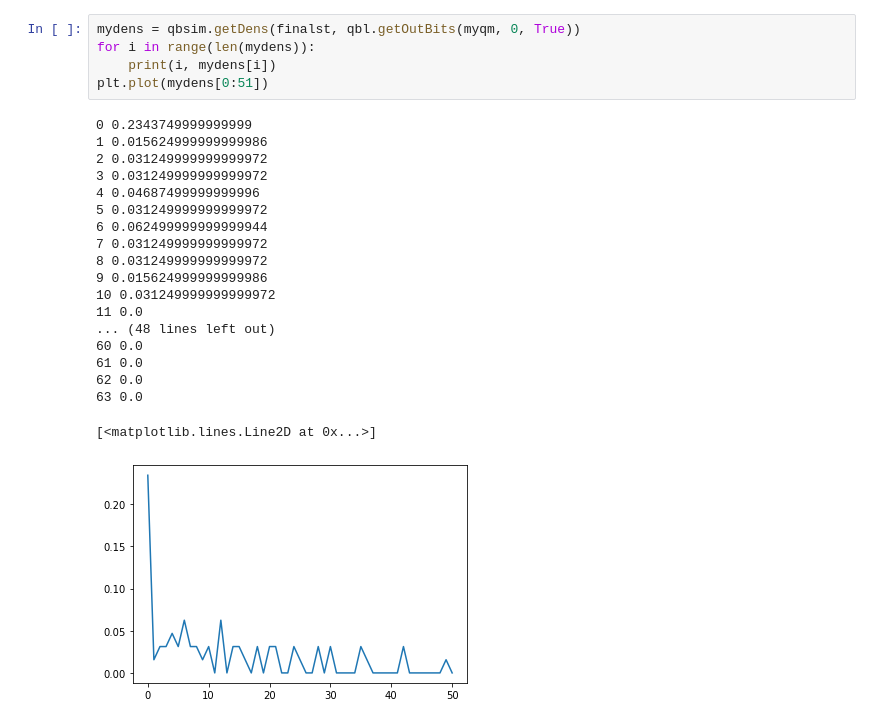
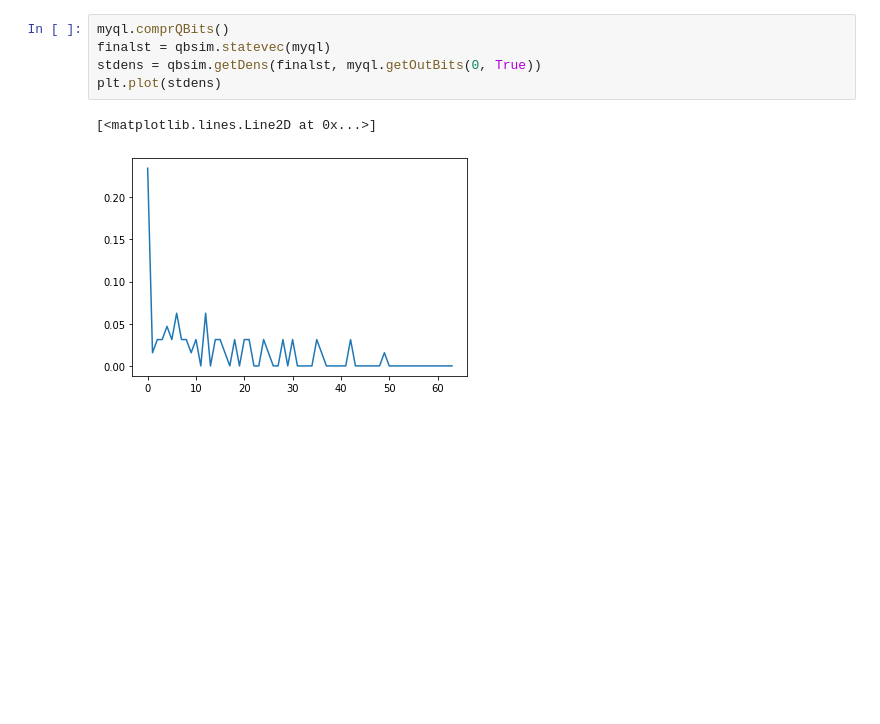
Before and after one commit to ggalfi/qubla, a Jupyter notebook: examples/mulitplication.ipynb, the cells around one changed output. Cells and saved outputs as stored; diff of their text form; blank space fills up the shorter version.

```diff
--- a/examples/mulitplication.ipynb
+++ b/examples/mulitplication.ipynb
@@ -57,25 +134,8 @@ Nonzero final state vector components:
-# %%
-mydens = qbsim.getDens(finalst, qbl.getOutBits(myqm, 0, True))
-for i in range(len(mydens)):
-    print(i, mydens[i])
-plt.plot(mydens[0:51])
-# %% [output]
-0 0.2343749999999999
-1 0.015624999999999986
-2 0.031249999999999972
-3 0.031249999999999972
-4 0.04687499999999996
-5 0.031249999999999972
-6 0.062499999999999944
-7 0.031249999999999972
-8 0.031249999999999972
-9 0.015624999999999986
-10 0.031249999999999972
-11 0.0
-... (48 lines left out)
-60 0.0
-61 0.0
-62 0.0
-63 0.0
-[<matplotlib.lines.Line2D at 0x...>]
-[figure, removed]
+# %%
+myql.comprQBits()
+finalst = qbsim.statevec(myql)
+stdens = qbsim.getDens(finalst, myql.getOutBits(0, True))
+plt.plot(stdens)
+# %% [output]
+[<matplotlib.lines.Line2D at 0x...>]
+[figure, added]
```
Also changed, not shown: parts of 5 cells of this notebook, 14 other files.
